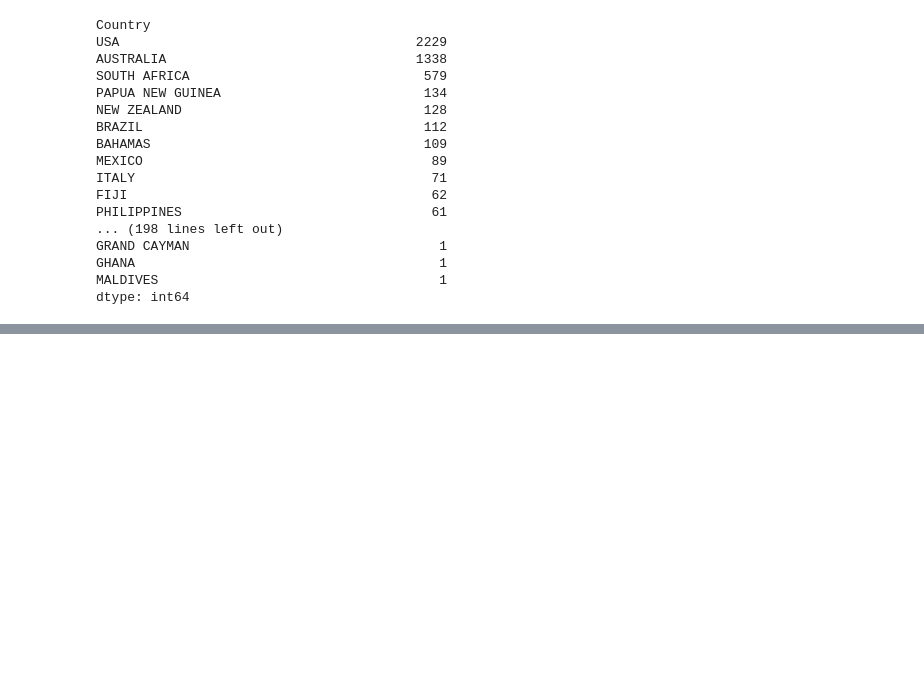
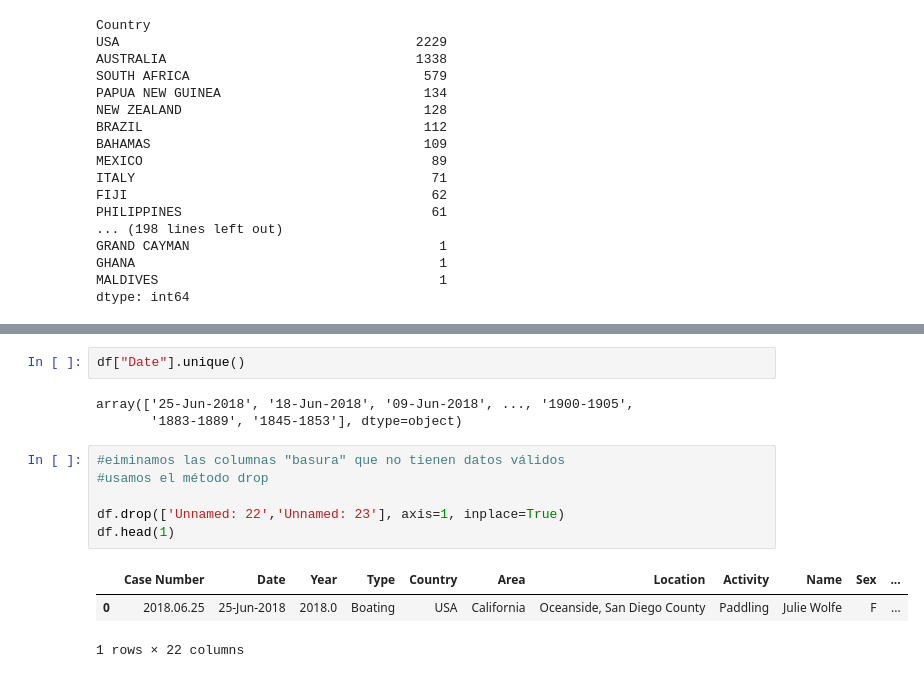
Before and after one commit to Humberthor/primer_proyecto_DAPT, a Jupyter notebook: codigo_proyecto/codigo_basura.ipynb, the cells around one changed output, grey strips where cells are left out. Drawn from its saved outputs; the diff is of its cells as text; blank space fills up the shorter version.

```diff
--- a/codigo_proyecto/proyecto.ipynb
+++ b/codigo_proyecto/codigo_basura.ipynb
@@ -132,0 +191,15 @@ pd.options.display.max_rows=1000
+# %%
+df["Date"].unique()
+# %% [output]
+array(['25-Jun-2018', '18-Jun-2018', '09-Jun-2018', ..., '1900-1905',
+       '1883-1889', '1845-1853'], dtype=object)
+# %%
+#eiminamos las columnas "basura" que no tienen datos válidos
+#usamos el método drop
+
+df.drop(['Unnamed: 22','Unnamed: 23'], axis=1, inplace=True)
+df.head(1)
+# %% [output]
+|  | Case Number | Date | Year | Type | Country | Area | Location | Activity | Name | Sex | ... |
+| 0 | 2018.06.25 | 25-Jun-2018 | 2018.0 | Boating | USA | California | Oceanside, San Diego County | Paddling | Julie Wolfe | F | ... |
+1 rows × 22 columns
```
Also changed, not shown: parts of 19 cells of this notebook, 2 other files.
